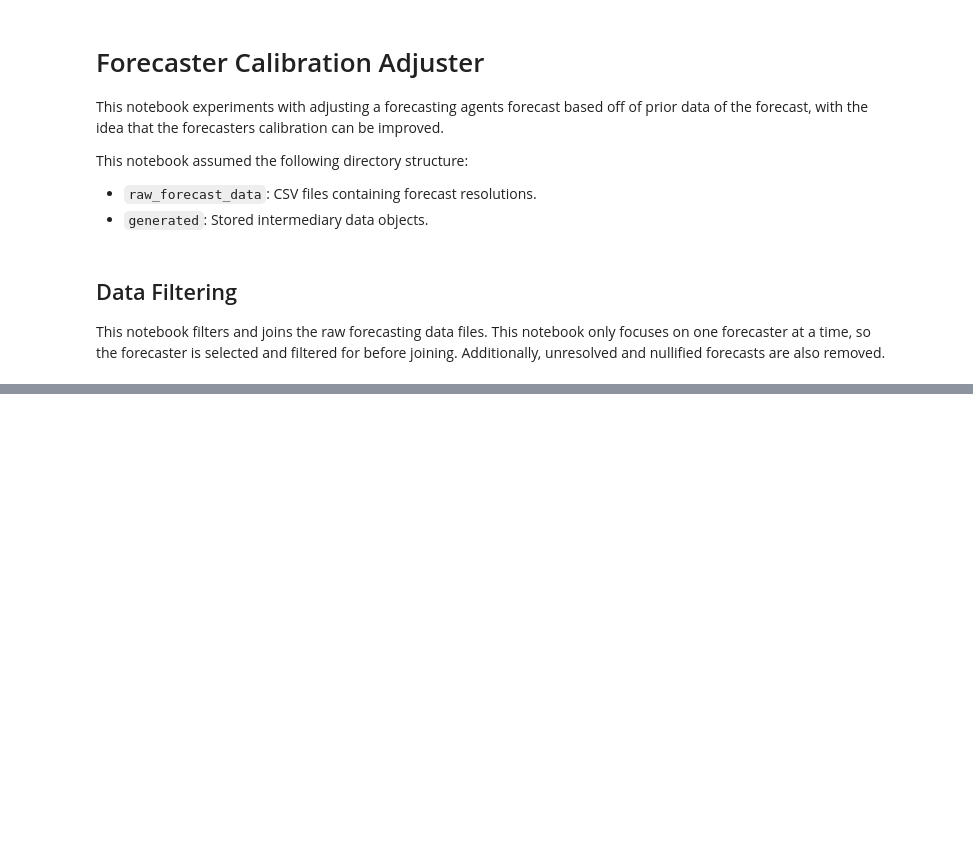
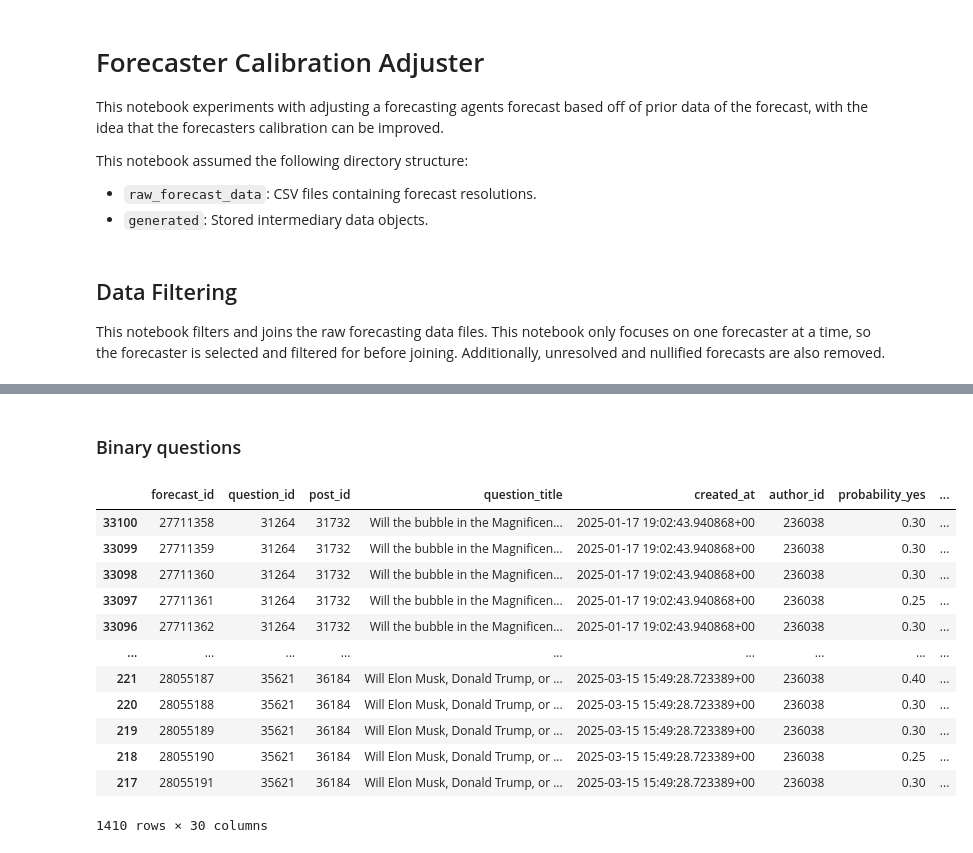
Before and after one commit to lbeuk/evil_bald_bot, a Jupyter notebook: training_data/processing.ipynb, the cells around one changed output, grey strips where cells are left out. Saved outputs shown, nothing was run; the diff lists cells and outputs as text; code cells hidden in the pictures; blank space fills up the shorter version.

```diff
--- a/training_data/processing.ipynb
+++ b/training_data/processing.ipynb
@@ -51,0 +65,19 @@ final_df.head()
+# %% [markdown]
+### Binary questions
+# %%
+raw_binary = raw_df[raw_df["type"] == "binary"]
+raw_binary
+# %% [output]
+|  | forecast_id | question_id | post_id | question_title | created_at | author_id | probability_yes | ... |
+| 33100 | 27711358 | 31264 | 31732 | Will the bubble in the Magnificen... | 2025-01-17 19:02:43.940868+00 | 236038 | 0.30 | ... |
+| 33099 | 27711359 | 31264 | 31732 | Will the bubble in the Magnificen... | 2025-01-17 19:02:43.940868+00 | 236038 | 0.30 | ... |
+| 33098 | 27711360 | 31264 | 31732 | Will the bubble in the Magnificen... | 2025-01-17 19:02:43.940868+00 | 236038 | 0.30 | ... |
+| 33097 | 27711361 | 31264 | 31732 | Will the bubble in the Magnificen... | 2025-01-17 19:02:43.940868+00 | 236038 | 0.25 | ... |
+| 33096 | 27711362 | 31264 | 31732 | Will the bubble in the Magnificen... | 2025-01-17 19:02:43.940868+00 | 236038 | 0.30 | ... |
+| ... | ... | ... | ... | ... | ... | ... | ... | ... |
+| 221 | 28055187 | 35621 | 36184 | Will Elon Musk, Donald Trump, or ... | 2025-03-15 15:49:28.723389+00 | 236038 | 0.40 | ... |
+| 220 | 28055188 | 35621 | 36184 | Will Elon Musk, Donald Trump, or ... | 2025-03-15 15:49:28.723389+00 | 236038 | 0.30 | ... |
+| 219 | 28055189 | 35621 | 36184 | Will Elon Musk, Donald Trump, or ... | 2025-03-15 15:49:28.723389+00 | 236038 | 0.30 | ... |
+| 218 | 28055190 | 35621 | 36184 | Will Elon Musk, Donald Trump, or ... | 2025-03-15 15:49:28.723389+00 | 236038 | 0.25 | ... |
+| 217 | 28055191 | 35621 | 36184 | Will Elon Musk, Donald Trump, or ... | 2025-03-15 15:49:28.723389+00 | 236038 | 0.30 | ... |
+1410 rows × 30 columns
```
Also changed, not shown: parts of 12 cells of this notebook.
